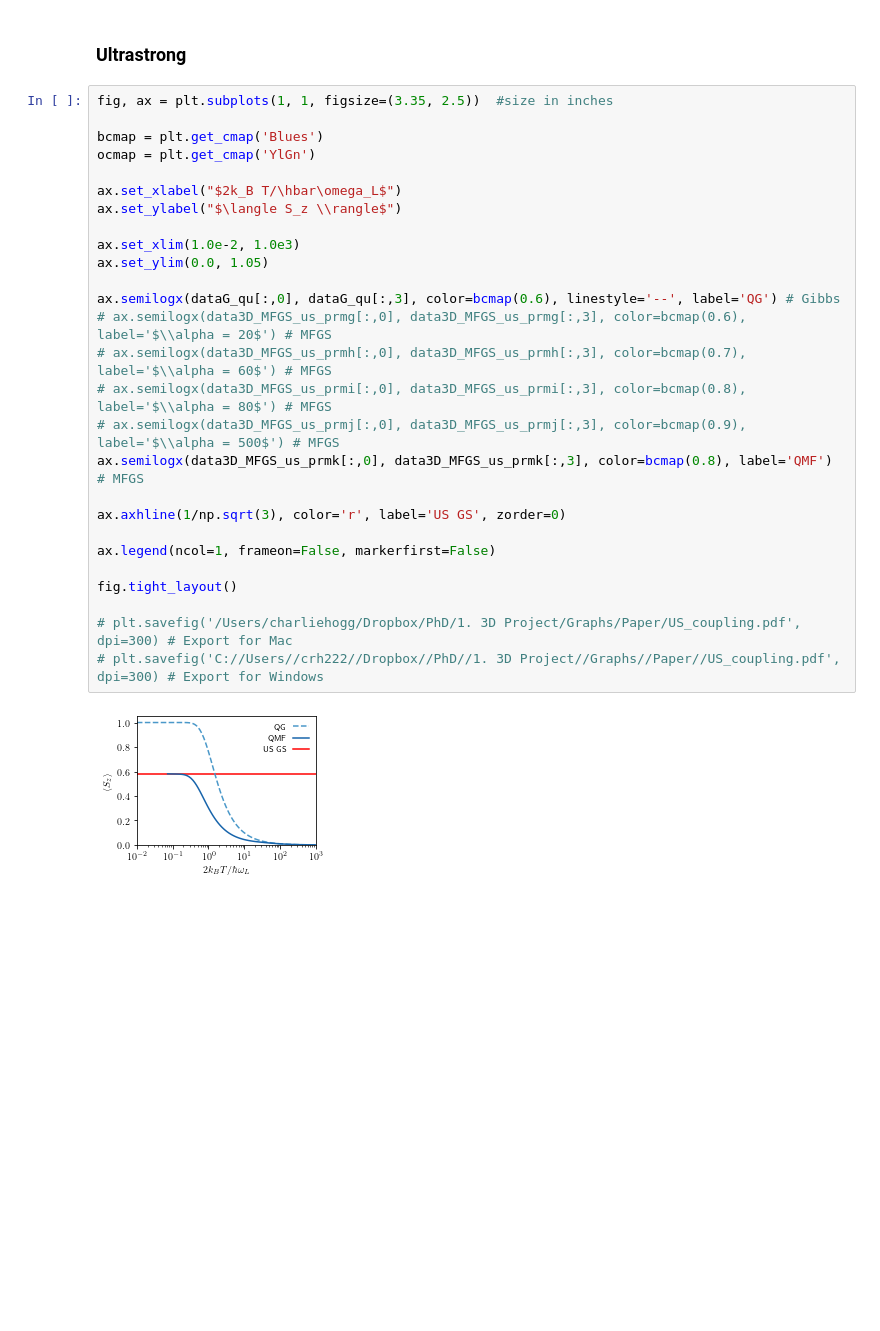
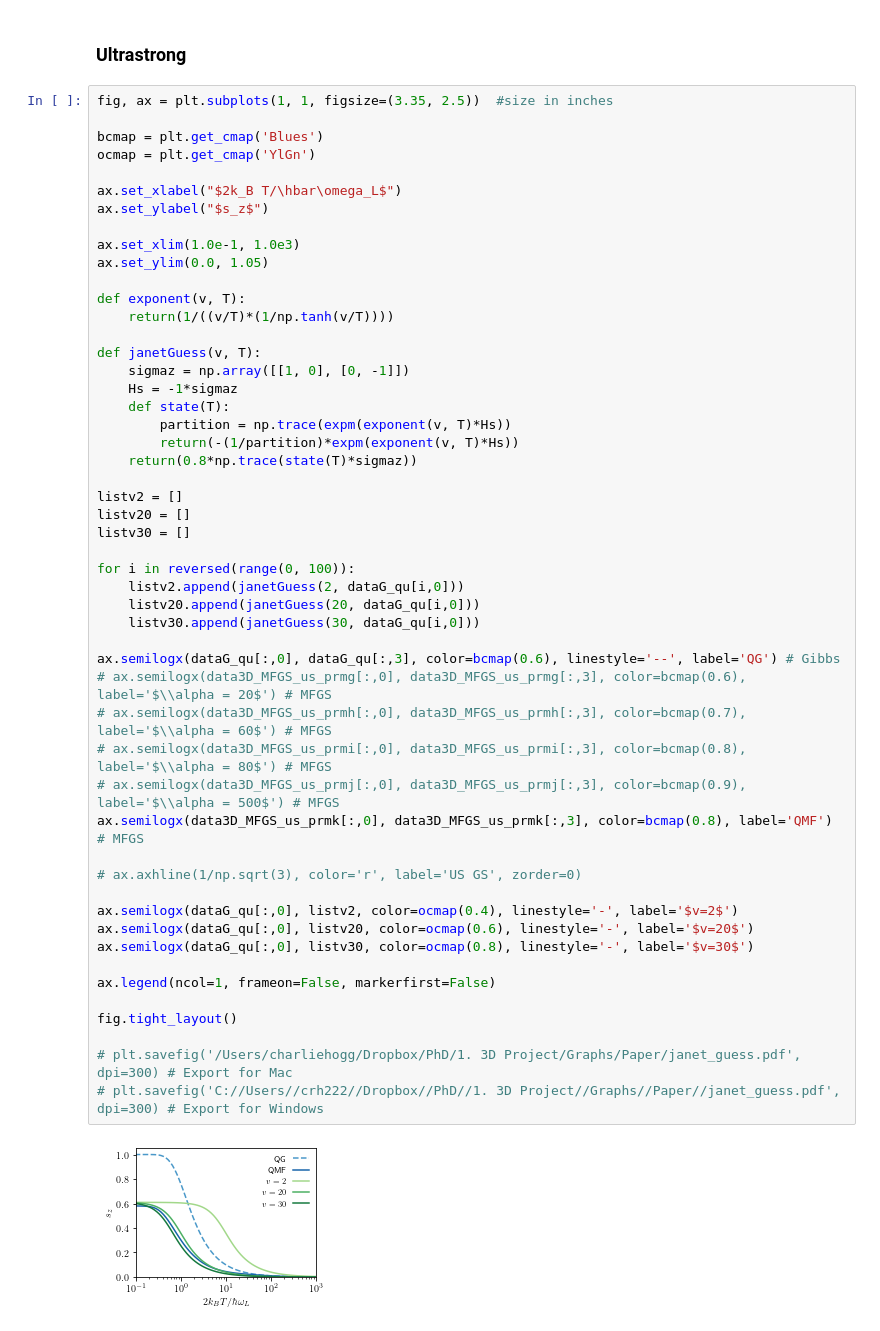
Before and after one commit to quantum-exeter/QuantumSpinDynamics, a Jupyter notebook: plot/plotStatics.ipynb, the cells around one changed output. Saved outputs shown, nothing was run; the diff lists cells and outputs as text; blank space fills up the shorter version.

Commit message:
Rescaled temp scaling curves plotted for US limit.

```diff
--- a/plot/plotStatics.ipynb
+++ b/plot/plotStatics.ipynb
@@ -437,32 +437,56 @@ plt.savefig('/Users/charliehogg/Dropbox/PhD/1. 3D Project/Graphs/Paper/wk_coupli
 # %%
 fig, ax = plt.subplots(1, 1, figsize=(3.35, 2.5))  #size in inches
 
 bcmap = plt.get_cmap('Blues')
 ocmap = plt.get_cmap('YlGn')
 
 ax.set_xlabel("$2k_B T/\hbar\omega_L$")
-ax.set_ylabel("$\langle S_z \\rangle$")
+ax.set_ylabel("$s_z$")
 
-ax.set_xlim(1.0e-2, 1.0e3)
+ax.set_xlim(1.0e-1, 1.0e3)
 ax.set_ylim(0.0, 1.05)
+
+def exponent(v, T):
+    return(1/((v/T)*(1/np.tanh(v/T))))
+
+def janetGuess(v, T):
+    sigmaz = np.array([[1, 0], [0, -1]])
+    Hs = -1*sigmaz
+    def state(T):
+        partition = np.trace(expm(exponent(v, T)*Hs))
+        return(-(1/partition)*expm(exponent(v, T)*Hs))
+    return(0.8*np.trace(state(T)*sigmaz))
+
+listv2 = []
+listv20 = []
+listv30 = []
+
+for i in reversed(range(0, 100)):
+    listv2.append(janetGuess(2, dataG_qu[i,0]))
+    listv20.append(janetGuess(20, dataG_qu[i,0]))
+    listv30.append(janetGuess(30, dataG_qu[i,0]))
 
 ax.semilogx(dataG_qu[:,0], dataG_qu[:,3], color=bcmap(0.6), linestyle='--', label='QG') # Gibbs
 # ax.semilogx(data3D_MFGS_us_prmg[:,0], data3D_MFGS_us_prmg[:,3], color=bcmap(0.6), label='$\\alpha = 20$') # MFGS
 # ax.semilogx(data3D_MFGS_us_prmh[:,0], data3D_MFGS_us_prmh[:,3], color=bcmap(0.7), label='$\\alpha = 60$') # MFGS
 # ax.semilogx(data3D_MFGS_us_prmi[:,0], data3D_MFGS_us_prmi[:,3], color=bcmap(0.8), label='$\\alpha = 80$') # MFGS
 # ax.semilogx(data3D_MFGS_us_prmj[:,0], data3D_MFGS_us_prmj[:,3], color=bcmap(0.9), label='$\\alpha = 500$') # MFGS
 ax.semilogx(data3D_MFGS_us_prmk[:,0], data3D_MFGS_us_prmk[:,3], color=bcmap(0.8), label='QMF') # MFGS
 
-ax.axhline(1/np.sqrt(3), color='r', label='US GS', zorder=0)
+# ax.axhline(1/np.sqrt(3), color='r', label='US GS', zorder=0)
+
+ax.semilogx(dataG_qu[:,0], listv2, color=ocmap(0.4), linestyle='-', label='$v=2$')
+ax.semilogx(dataG_qu[:,0], listv20, color=ocmap(0.6), linestyle='-', label='$v=20$')
+ax.semilogx(dataG_qu[:,0], listv30, color=ocmap(0.8), linestyle='-', label='$v=30$')
 
 ax.legend(ncol=1, frameon=False, markerfirst=False)
 
 fig.tight_layout()
 
-# plt.savefig('/Users/charliehogg/Dropbox/PhD/1. 3D Project/Graphs/Paper/US_coupling.pdf', dpi=300) # Export for Mac
-# plt.savefig('C://Users//crh222//Dropbox//PhD//1. 3D Project//Graphs//Paper//US_coupling.pdf', dpi=300) # Export for Windows
+# plt.savefig('/Users/charliehogg/Dropbox/PhD/1. 3D Project/Graphs/Paper/janet_guess.pdf', dpi=300) # Export for Mac
+# plt.savefig('C://Users//crh222//Dropbox//PhD//1. 3D Project//Graphs//Paper//janet_guess.pdf', dpi=300) # Export for Windows
 # %% [output]
-[figure, old version]
+[figure, new version]
 # %%
 fig, ax = plt.subplots(1, 2, figsize=(6.75, 3))  #size in inches
 
```
Also changed, not shown: parts of 3 cells of this notebook.
